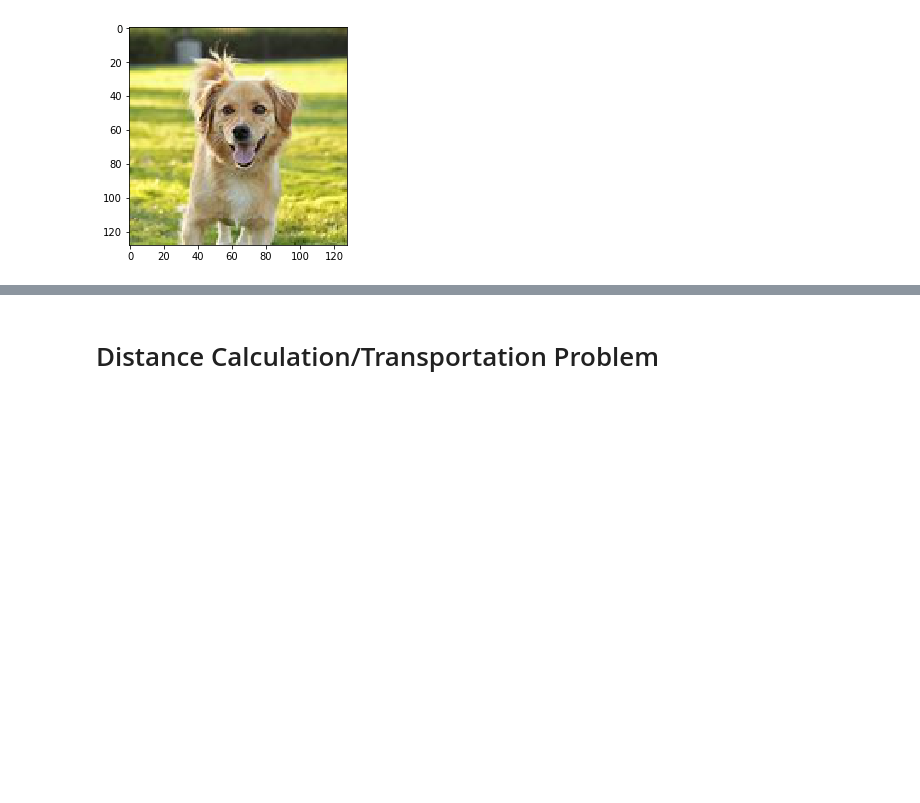
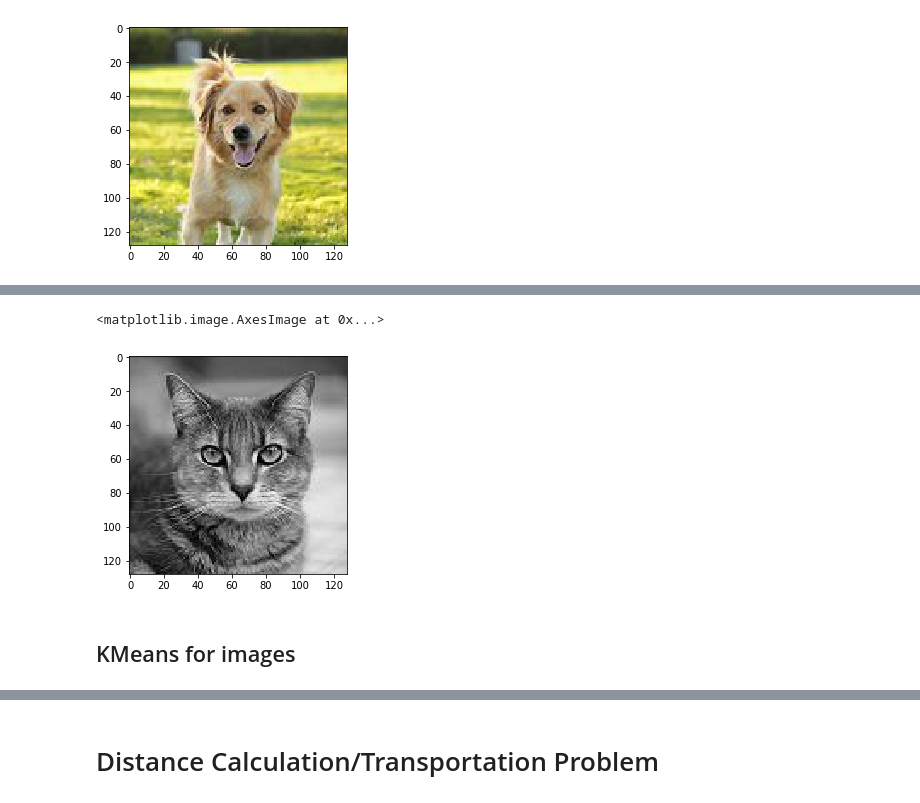
Before and after one commit to dorianHe/wasserstein_distance, a Jupyter notebook: wasserstein_distance.ipynb, the cells around one changed output, grey strips where cells are left out. Drawn from its saved outputs; the diff is of its cells as text; code cells hidden in the pictures; blank space fills up the shorter version.

```diff
--- a/wasserstein_distance.ipynb
+++ b/wasserstein_distance.ipynb
@@ -101,0 +58,7 @@ norm_signature_two = normalization(signature_two)
+# %%
+plt.imshow(gray_three, cmap='gray')
+# %% [output]
+<matplotlib.image.AxesImage at 0x...>
+[figure, added]
+# %% [markdown]
+## KMeans for images
```
Also changed, not shown: parts of 50 cells of this notebook, 1 other file.
